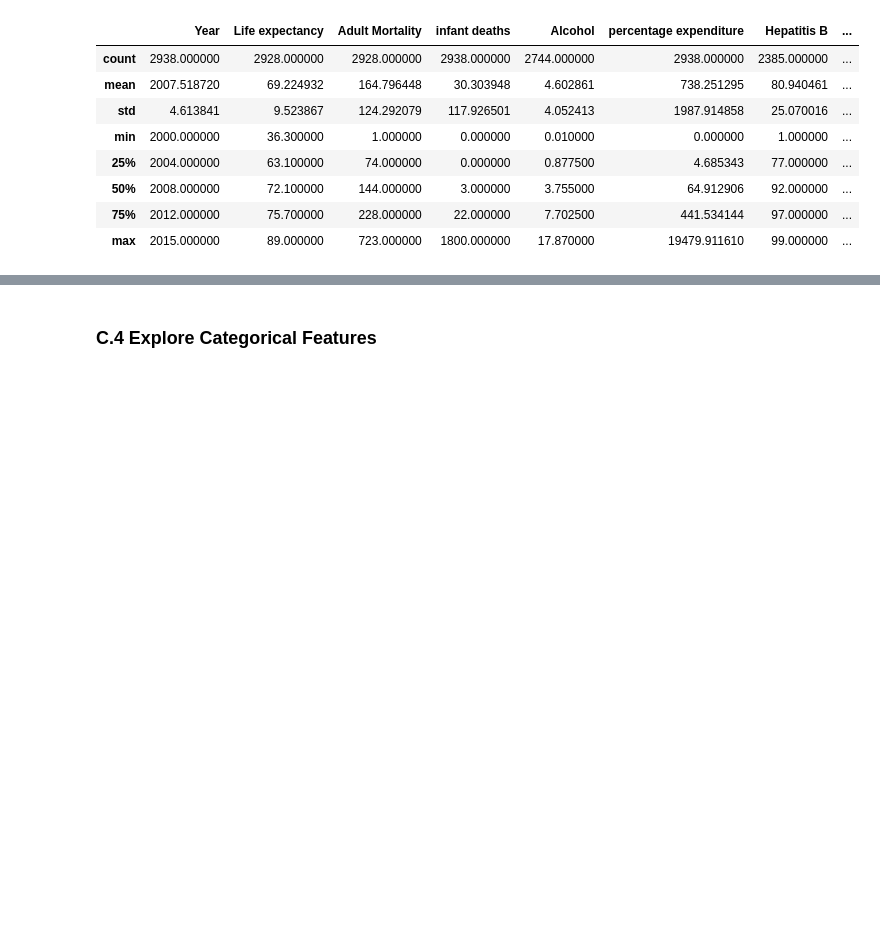
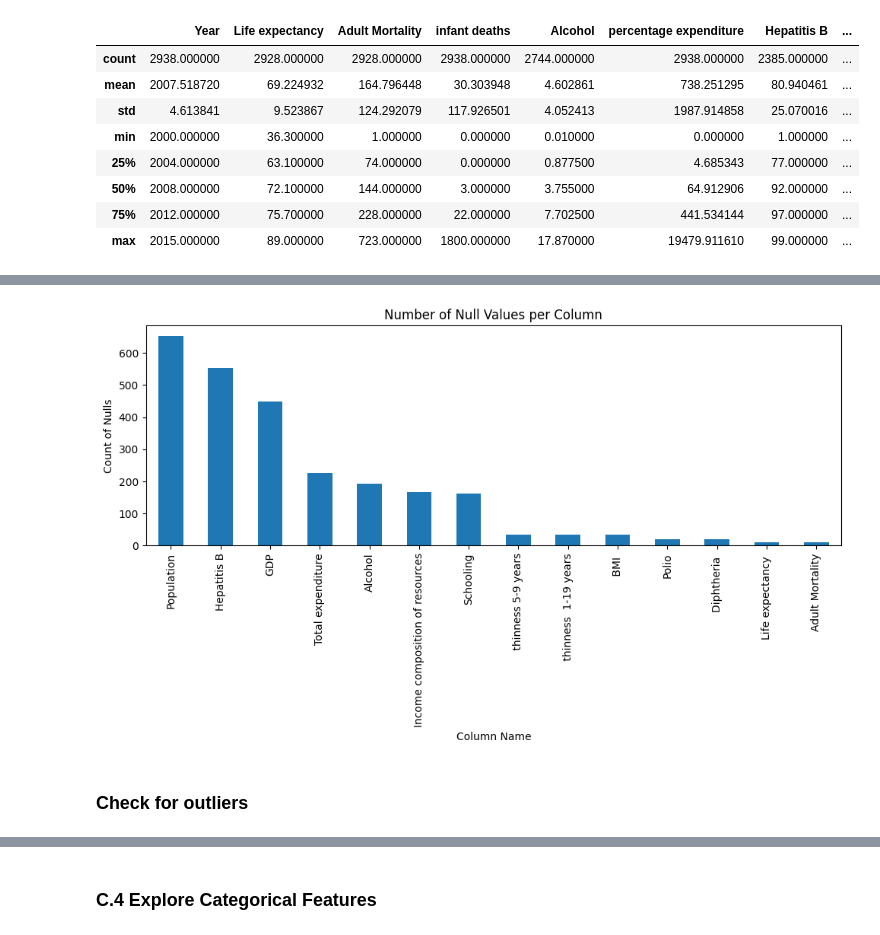
Before and after one commit to SonuRathore10/Stats_Model, a Jupyter notebook: notebooks/main.ipynb, the cells around one changed output, grey strips where cells are left out. Cells and saved outputs as stored; diff of their text form; code cells hidden in the pictures; blank space fills up the shorter version.

Commit message:
did cleared null values

```diff
--- a/notebooks/main.ipynb
+++ b/notebooks/main.ipynb
@@ -96,3 +96,6 @@ training_df.describe(include= 'number')
 | 50% | 2008.000000 | 72.100000 | 144.000000 | 3.000000 | 3.755000 | 64.912906 | 92.000000 | ... |
 | 75% | 2012.000000 | 75.700000 | 228.000000 | 22.000000 | 7.702500 | 441.534144 | 97.000000 | ... |
 | max | 2015.000000 | 89.000000 | 723.000000 | 1800.000000 | 17.870000 | 19479.911610 | 99.000000 | ... |
+# %%
+numerical_cols = training_df.select_dtypes(include=np.number).columns.tolist()
+numerical_cols
@@ -98,0 +145,15 @@ training_df.describe(include= 'number')
+# %%
+null_counts = training_df[numerical_cols].isnull().sum()
+null_counts = null_counts[null_counts > 0]  # Only show columns with missing values
+
+plt.figure(figsize=(10, 6))
+null_counts.sort_values(ascending=False).plot(kind='bar')
+plt.title('Number of Null Values per Column')
+plt.ylabel('Count of Nulls')
+plt.xlabel('Column Name')
+plt.tight_layout()
+plt.show()
+# %% [output]
+[figure, added]
+# %% [markdown]
+### Check for outliers
```
Also changed, not shown: parts of 88 cells of this notebook.
